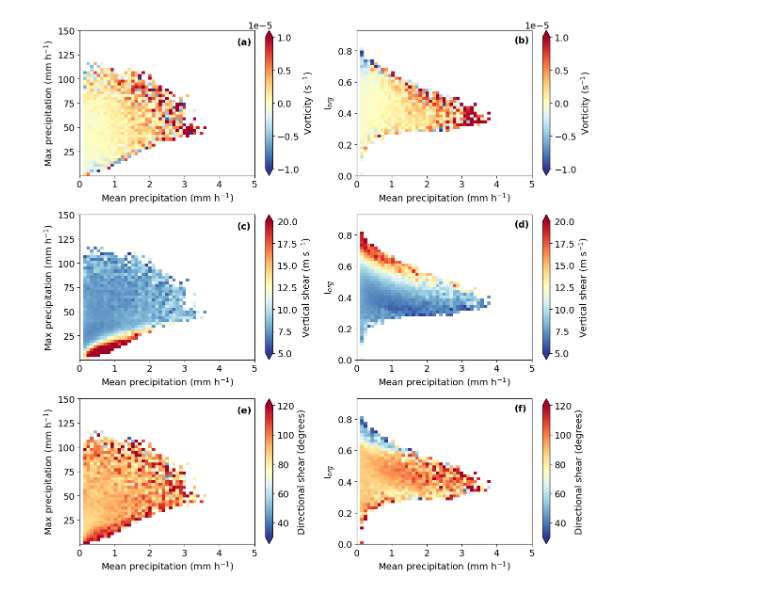
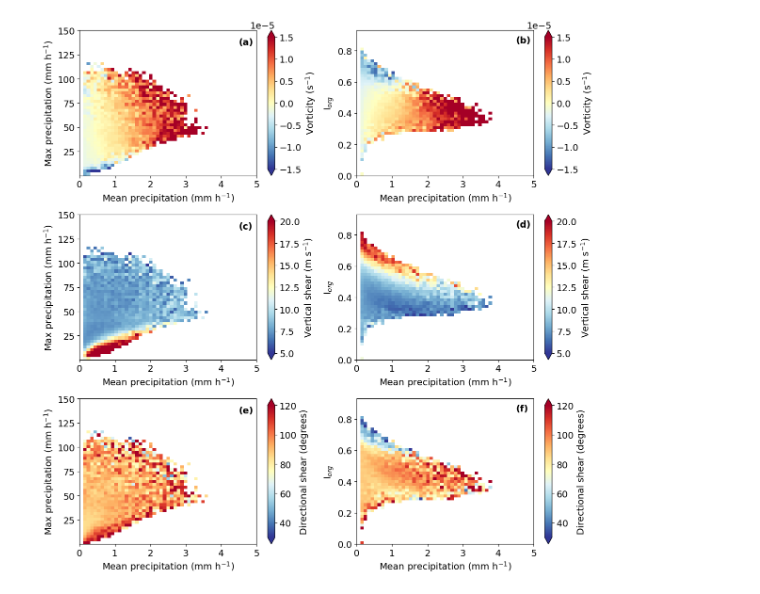
Before and after one commit to mssingh/meso-org, a Jupyter notebook: Analysis/environmental_conditions/Fig7.ipynb, the cells around one changed output. Saved outputs shown, nothing was run; the diff lists cells and outputs as text; code cells hidden in the pictures.

```diff
--- a/Analysis/environmental_conditions/Fig7.ipynb
+++ b/Analysis/environmental_conditions/Fig7.ipynb
@@ -50,6 +50,7 @@ Wall time: 2min 39s
 %%time
 ## ERA5 vorticity
 vo500 = ds_vo500["vo"].sel(time=slice(mean_pr["time"][0],ds_shear["time"][-1])).where(lsm == 0).compute()
+vo500 = vo500.where(vo500.lat >= 0, -1 * vo500)
 # shear
 speed_shear = ds_shear["vertical_shear"].sel(time=slice(mean_pr["time"][0],ds_shear["time"][-1])).where(lsm == 0).compute()
 wdir_shear = ds_shear["direction_shear"].sel(time=slice(mean_pr["time"][0],ds_shear["time"][-1])).where(lsm == 0).compute()
@@ -116,7 +117,7 @@ fig = plt.figure(figsize=(12, 12))
 ax1 = fig.add_subplot(321)
 pcm1 = ax1.pcolormesh(
     mean_max_vo500["x"], mean_max_vo500["y"], mean_max_vo500["stat"],
-    cmap='RdYlBu_r', shading='auto', vmin=-1*10**(-5), vmax = 10**(-5)
+    cmap='RdYlBu_r', shading='auto', vmin=-1.5*10**(-5), vmax = 1.5*10**(-5)
 )
 cbar = plt.colorbar(pcm1, ax=ax1, label="Vorticity (s$^{-1}$)",extend="both")
 ax1.set_xlabel("Mean precipitation (mm h$^{-1}$)")
@@ -157,7 +158,7 @@ ax3.text(4.5, 135, "(e)",fontsize=14, fontweight="bold") # x, y, s
 ax4 = fig.add_subplot(322)
 pcm4 = ax4.pcolormesh(
     mean_iorg_vo500["x"], mean_iorg_vo500["y"], mean_iorg_vo500["stat"],
-    cmap='RdYlBu_r', shading='auto',vmin=-1*10**(-5), vmax = 10**(-5)
+    cmap='RdYlBu_r', shading='auto',vmin=-1.5*10**(-5), vmax = 1.5*10**(-5)
 )
 cbar = plt.colorbar(pcm4, ax=ax4, label="Vorticity (s$^{-1}$)",extend="both")
 ax4.set_ylabel("I$_{org}$")
@@ -168,31 +169,31 @@ ax4.text(4.5,0.85, "(b)",fontsize=14, fontweight="bold") # x, y, s
 
 ### vertical shear
 ax5 = fig.add_subplot(324)
 pcm5 = ax5.pcolormesh(
     mean_iorg_speed["x"], mean_iorg_speed["y"], mean_iorg_speed["stat"],
     cmap='RdYlBu_r', shading='auto',vmin=5, vmax=20
 )
 cbar = plt.colorbar(pcm5, ax=ax5, label="Vertical shear (m s$^{-1}$)",extend="both")
 ax5.set_ylabel("I$_{org}$")
 ax5.set_xlabel("Mean precipitation (mm h$^{-1}$)")
 ax5.set_xlim([0,5])
 ax5.text(4.5,0.85, "(d)",fontsize=14, fontweight="bold") # x, y, s
 
 ### vertical shear
 ax6 = fig.add_subplot(326)
 pcm6 = ax6.pcolormesh(
     mean_iorg_wdir["x"], mean_iorg_wdir["y"], mean_iorg_wdir["stat"],
     cmap='RdYlBu_r', shading='auto', vmin=30, vmax=120,
 )
 cbar = plt.colorbar(pcm6, ax=ax6, label="Directional shear (degrees)",extend="both")
 ax6.set_ylabel("I$_{org}$")
 ax6.set_xlabel("Mean precipitation (mm h$^{-1}$)")
 ax6.set_xlim([0,5])
 ax6.text(4.5,0.85, "(f)",fontsize=14, fontweight="bold") # x, y, s
 
 plt.tight_layout()
 
 plt.savefig("/home/565/dl6968/meso-org/Figures/Fig7.png", dpi=200, bbox_inches="tight")
 plt.show()
 # %% [output]
-[figure, old version]
+[figure, new version]
```
Also changed, not shown: parts of 2 cells of this notebook, 2 other files.
